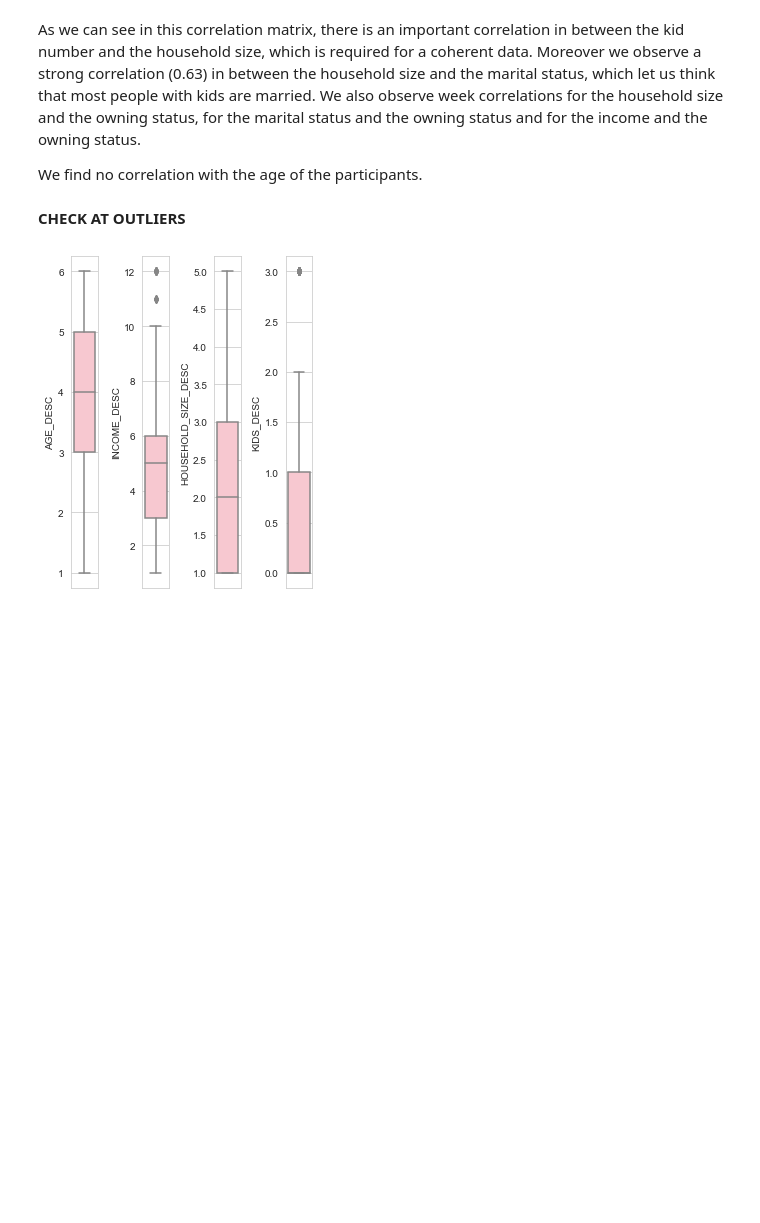
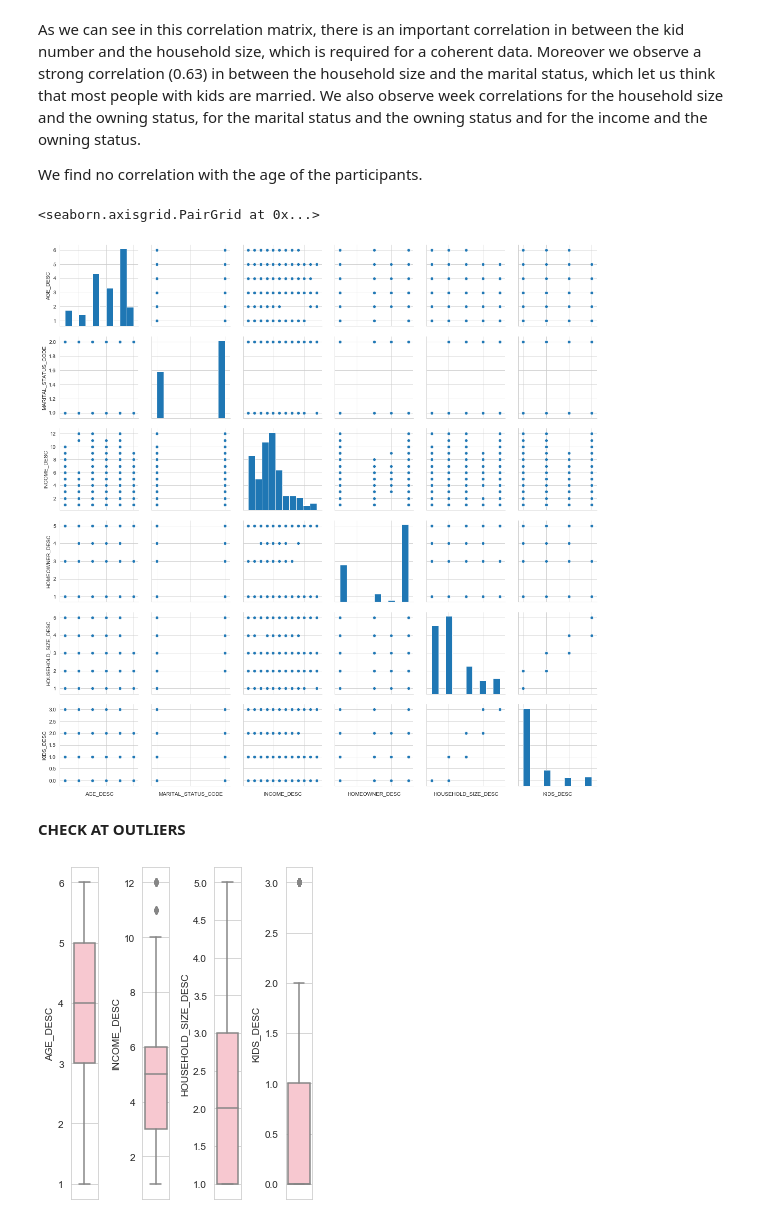
Before and after one commit to marvande/epfl-ada-2019-data-analysis, a Jupyter notebook: code/Demographic & product correlation.ipynb, the cells around one changed output. Drawn from its saved outputs; the diff is of its cells as text; code cells hidden in the pictures; blank space fills up the shorter version.

```diff
--- a/code/Demographic & product correlation.ipynb
+++ b/code/Demographic & product correlation.ipynb
@@ -96,6 +96,12 @@ Text(0.5, 1, 'Correlation matrix: Demographic data')
 As we can see in this correlation matrix, there is an important correlation in between the kid number and the household size, which is required for a coherent data. Moreover we observe a strong correlation (0.63) in between the household size and the marital status, which let us think that most people with kids are married. We also observe week correlations for the household size and the owning status, for the marital status and the owning status and for the income and the owning status.
 
 We find no correlation with the age of the participants.
+# %%
+g = sns.pairplot(hh_demographic)
+g.set(xticklabels=[])
+# %% [output]
+<seaborn.axisgrid.PairGrid at 0x...>
+[figure, added]
 # %% [markdown]
 **CHECK AT OUTLIERS**
 # %%
```
Also changed, not shown: parts of 2 cells of this notebook.
